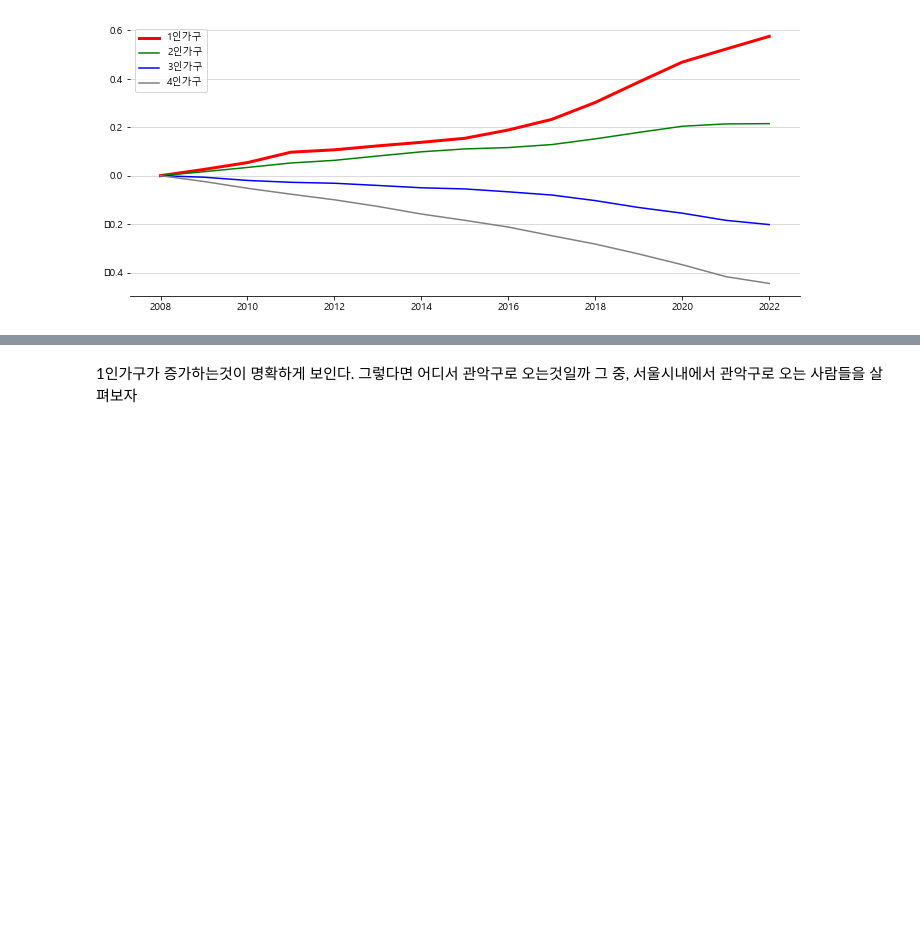
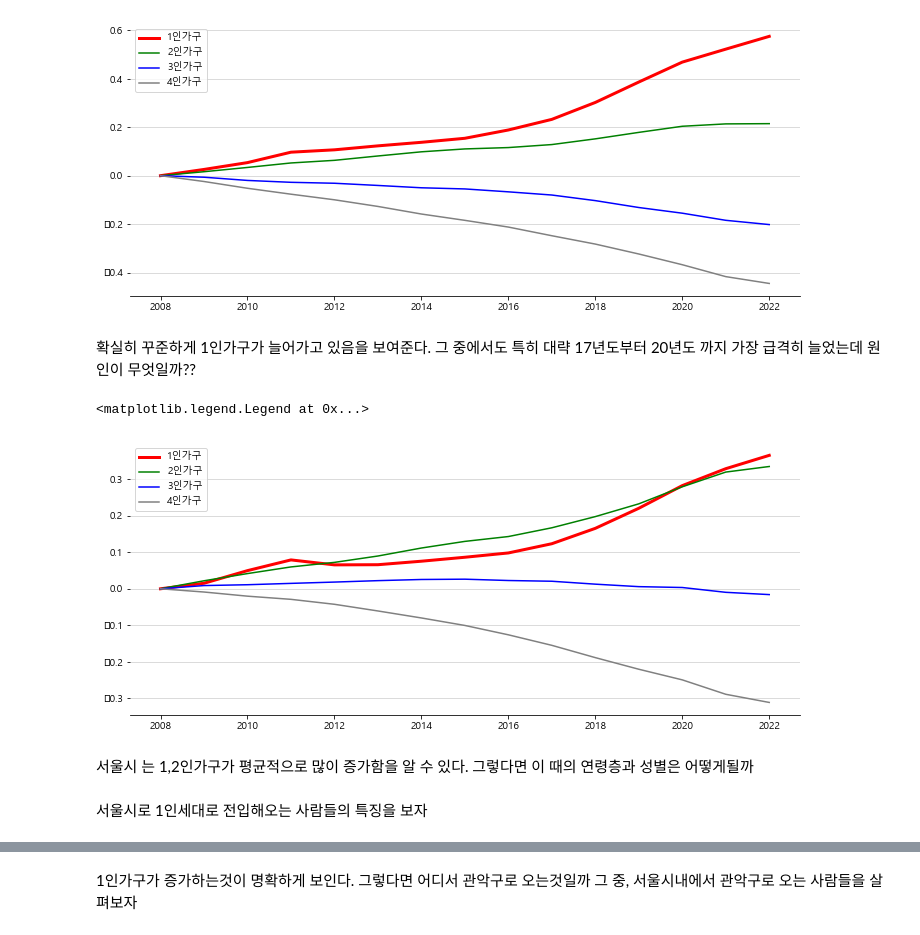
Before and after one commit to ljs7463/prop-tech, a Jupyter notebook: Real estate Analysis/서울시 1인가구 분석.ipynb, the cells around one changed output, grey strips where cells are left out. Cells and saved outputs as stored; diff of their text form; code cells hidden in the pictures; blank space fills up the shorter version.

```diff
--- a/Real estate Analysis/서울시 1인가구 분석.ipynb
+++ b/Real estate Analysis/서울시 1인가구 분석.ipynb
@@ -272,3 +223,67 @@ ax.legend()
 # %% [output]
 <matplotlib.legend.Legend at 0x...>
 [figure]
+# %% [markdown]
+확실히 꾸준하게 1인가구가 늘어가고 있음을 보여준다. 그 중에서도 특히 대략 17년도부터 20년도 까지 가장 급격히 늘었는데 원인이 무엇일까??
+# %%
+# 서울시 전체의 가구형태를 먼저보자
+
+sql = f"""
+SELECT  sidoCode,
+        year,
+        round(AVG(sedae1),3) AS sedae1Ratio,
+        round(AVG(sedae2),3) AS sedae2Ratio,
+        round(AVG(sedae3),3) AS sedae3Ratio,
+        round(AVG(sedae4),3) AS sedae4Ratio,
+FROM aide.population_sedae
+WHERE sidoCode ='11'
+      AND sigunguCode NOT LIKE '%000'
+GROUP BY sidoCode, year
+ORDER BY year
+"""
+df = bq.query(sql).to_dataframe()
+
+# 전처리
+
+# 필요한 컬럼만 가져오기
+df = df[['year','sedae1Ratio','sedae2Ratio','sedae3Ratio','sedae4Ratio']]
+
+# 데이터 형태 바꾸기
+df = pd.melt(df,
+       id_vars = 'year',
+       value_vars = ['sedae1Ratio','sedae2Ratio','sedae3Ratio', 'sedae4Ratio'])
+
+# 컬럼명 변경
+df = df.rename(columns = {'year':'년도','variable':'가구타입','value':'가구수'})
+
+# 가구비율의 변화를 보기 위해 비율 값 지수화
+df1 = df[df['가구타입']=='sedae1Ratio']
+df2 = df[df['가구타입']=='sedae2Ratio']
+df3 = df[df['가구타입']=='sedae3Ratio']
+df4 = df[df['가구타입']=='sedae4Ratio']
+
+
+df1['가구수'] =df1['가구수'].apply(lambda x: (x/df1['가구수'].iloc[0])-1)
+df2['가구수'] =df2['가구수'].apply(lambda x: (x/df2['가구수'].iloc[0])-1)
+df3['가구수'] =df3['가구수'].apply(lambda x: (x/df3['가구수'].iloc[0])-1)
+df4['가구수'] =df4['가구수'].apply(lambda x: (x/df4['가구수'].iloc[0])-1)
+
+fig, ax =plt.subplots(figsize = (12,5))
+ax.plot( df1['년도'],df1['가구수'], label = '1인가구', color ='red', linewidth = 3)
+ax.plot( df2['년도'],df2['가구수'], label = '2인가구', color = 'green')
+ax.plot( df3['년도'],df3['가구수'], label = '3인가구', color = 'blue')
+ax.plot( df4['년도'],df4['가구수'], label = '4인가구', color = 'gray')
+
+# 그리드 추가
+ax.grid(axis="y", c="lightgray") # "axis = 'x'" 는 x축 세로선 grid생성
+
+# 필요없는 선 제거
+ax.spines[["left", "top", "right"]].set_visible(False)
+ax.legend()
+# %% [output]
+<matplotlib.legend.Legend at 0x...>
+[figure, added]
+# %% [markdown]
+서울시 는 1,2인가구가 평균적으로 많이 증가함을 알 수 있다. 그렇다면 이 때의 연령층과 성별은 어떻게될까
+# %% [markdown]
+서울시로 1인세대로 전입해오는 사람들의 특징을 보자
```
Also changed, not shown: parts of 15 cells of this notebook, 2 other files.
